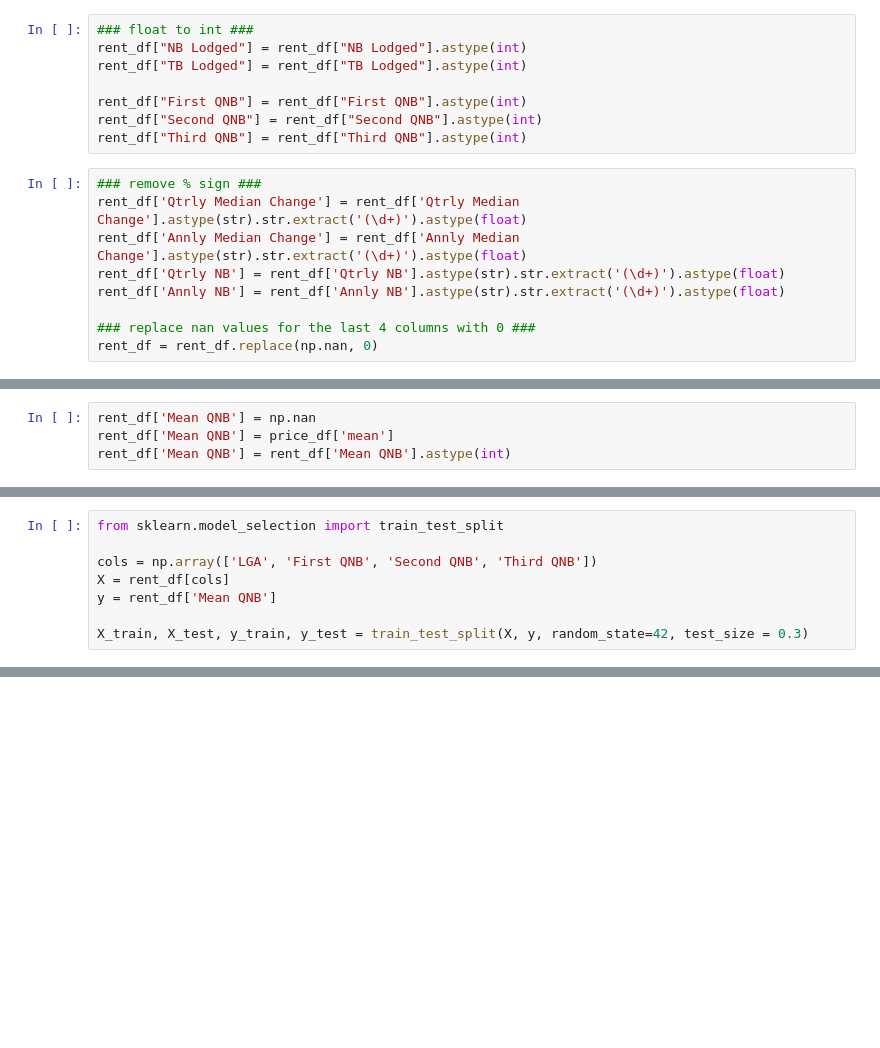
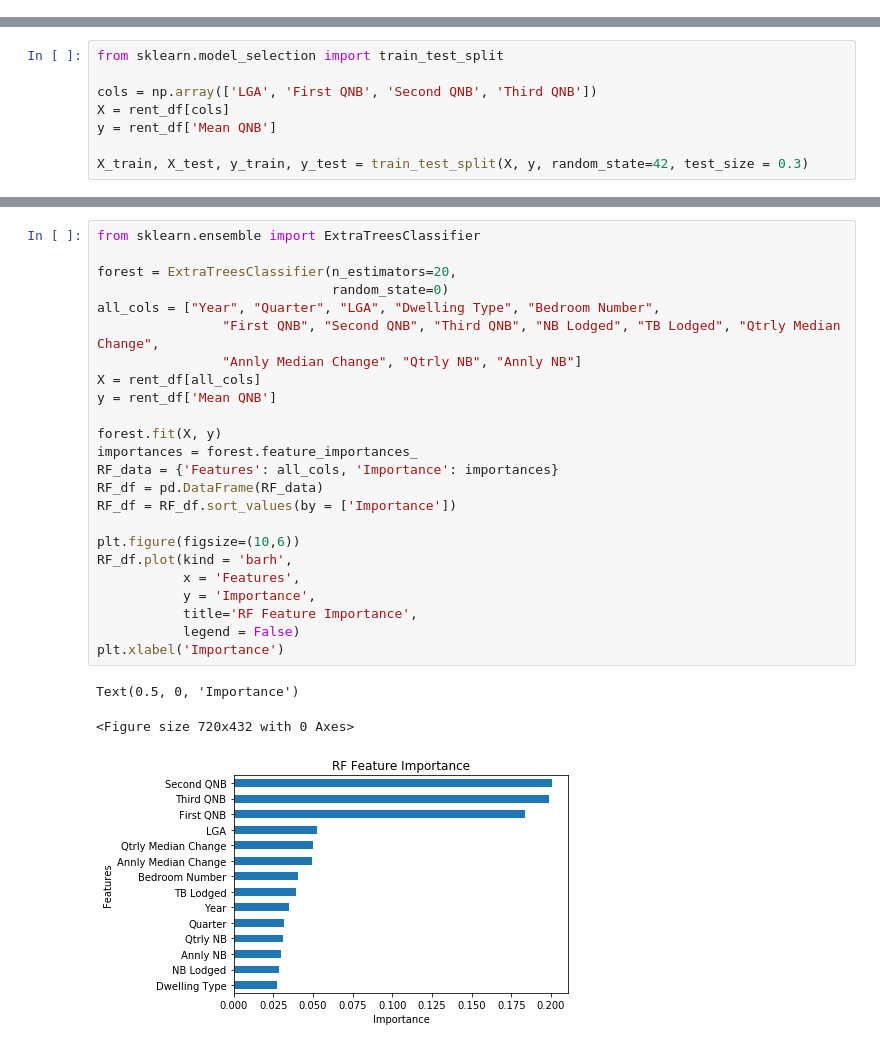
Before and after one commit to alyssa-raphaella/ITEC657_Project_GroupB, a Jupyter notebook: Rent_Data_ntbk.ipynb, the cells around one changed output, grey strips where cells are left out. Cells and saved outputs as stored; diff of their text form; blank space fills up the shorter version.

```diff
--- a/Rent_Data_ntbk.ipynb
+++ b/Rent_Data_ntbk.ipynb
@@ -66,17 +56,0 @@ rent_df["TB Lodged"] = rent_df["TB Lodged"].replace(np.nan, 0)
-# %%
-### float to int ###
-rent_df["NB Lodged"] = rent_df["NB Lodged"].astype(int)
-rent_df["TB Lodged"] = rent_df["TB Lodged"].astype(int)
-
-rent_df["First QNB"] = rent_df["First QNB"].astype(int)
-rent_df["Second QNB"] = rent_df["Second QNB"].astype(int)
-rent_df["Third QNB"] = rent_df["Third QNB"].astype(int)
-# %%
-### remove % sign ###
-rent_df['Qtrly Median Change'] = rent_df['Qtrly Median Change'].astype(str).str.extract('(\d+)').astype(float)
-rent_df['Annly Median Change'] = rent_df['Annly Median Change'].astype(str).str.extract('(\d+)').astype(float)
-rent_df['Qtrly NB'] = rent_df['Qtrly NB'].astype(str).str.extract('(\d+)').astype(float)
-rent_df['Annly NB'] = rent_df['Annly NB'].astype(str).str.extract('(\d+)').astype(float)
-
-### replace nan values for the last 4 columns with 0 ###
-rent_df = rent_df.replace(np.nan, 0)
@@ -86,4 +56,0 @@ price_df['mean'] = price_df.mean(axis=1)
-# %%
-rent_df['Mean QNB'] = np.nan
-rent_df['Mean QNB'] = price_df['mean']
-rent_df['Mean QNB'] = rent_df['Mean QNB'].astype(int)
@@ -715,0 +330,28 @@ Accuracy in testing set:  0.594
+# %%
+from sklearn.ensemble import ExtraTreesClassifier
+
+forest = ExtraTreesClassifier(n_estimators=20,
+                              random_state=0)
+all_cols = ["Year", "Quarter", "LGA", "Dwelling Type", "Bedroom Number",
+                "First QNB", "Second QNB", "Third QNB", "NB Lodged", "TB Lodged", "Qtrly Median Change",
+                "Annly Median Change", "Qtrly NB", "Annly NB"]
+X = rent_df[all_cols]
+y = rent_df['Mean QNB']
+
+forest.fit(X, y)
+importances = forest.feature_importances_
+RF_data = {'Features': all_cols, 'Importance': importances}
+RF_df = pd.DataFrame(RF_data)
+RF_df = RF_df.sort_values(by = ['Importance'])
+
+plt.figure(figsize=(10,6))
+RF_df.plot(kind = 'barh',
+           x = 'Features',
+           y = 'Importance',
+           title='RF Feature Importance',
+           legend = False)
+plt.xlabel('Importance')
+# %% [output]
+Text(0.5, 0, 'Importance')
+<Figure size 720x432 with 0 Axes>
+[figure, added]
```
Also changed, not shown: parts of 42 cells of this notebook.
